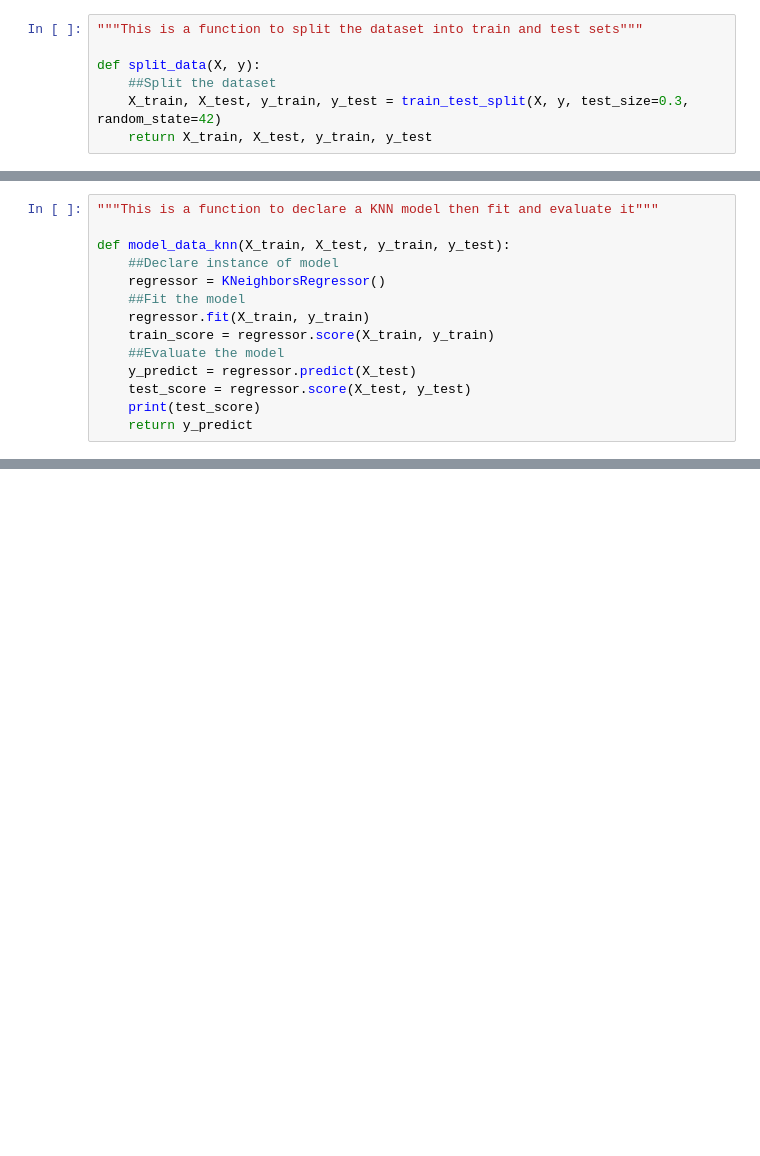
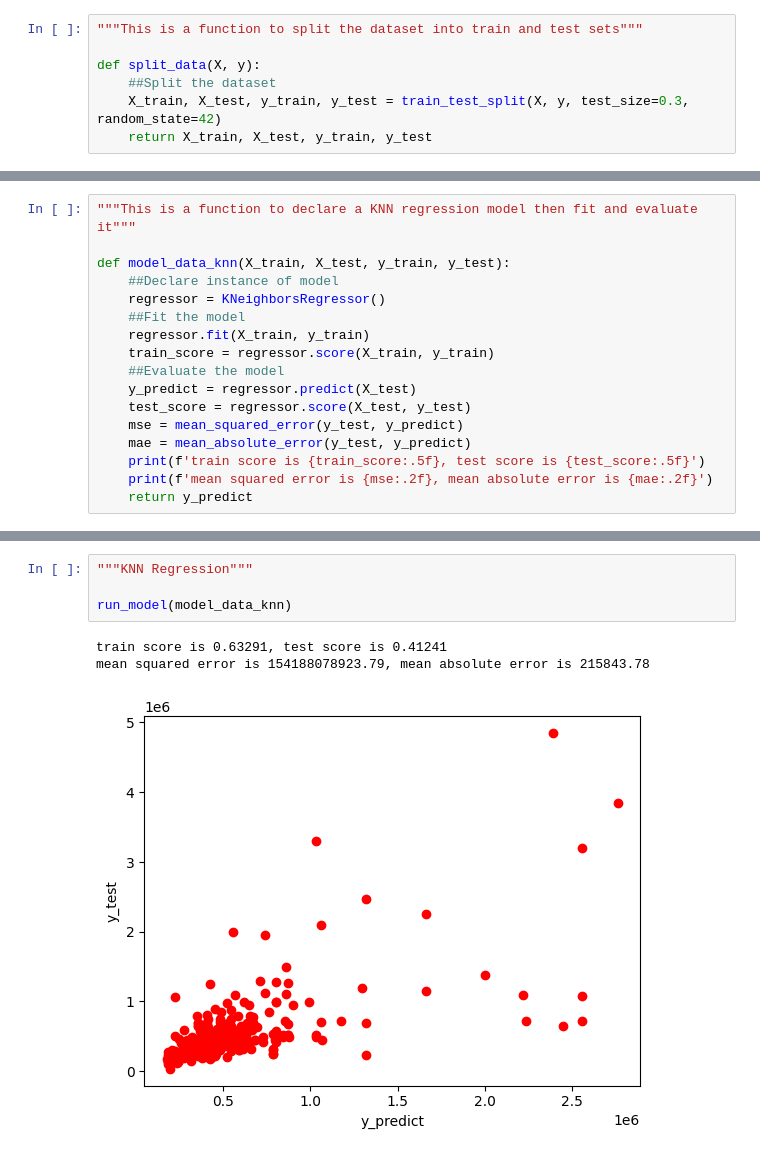
Before and after one commit to m9tadeo/real-estate-price-prediction, a Jupyter notebook: model_training/model_training_2.ipynb, the cells around one changed output, grey strips where cells are left out. Saved outputs shown, nothing was run; the diff lists cells and outputs as text; blank space fills up the shorter version.

```diff
--- a/model_training/model_training_2.ipynb
+++ b/model_training/model_training_2.ipynb
@@ -93,6 +134,6 @@ def model_data_logistic(X_train, X_test, y_train, y_test):
     return y_predict
 # %%
-"""This is a function to declare a KNN model then fit and evaluate it"""
+"""This is a function to declare a KNN regression model then fit and evaluate it"""
 
 def model_data_knn(X_train, X_test, y_train, y_test):
     ##Declare instance of model
@@ -103,5 +144,8 @@ def model_data_knn(X_train, X_test, y_train, y_test):
     ##Evaluate the model
     y_predict = regressor.predict(X_test)
     test_score = regressor.score(X_test, y_test)
-    print(test_score)
+    mse = mean_squared_error(y_test, y_predict)
+    mae = mean_absolute_error(y_test, y_predict)
+    print(f'train score is {train_score:.5f}, test score is {test_score:.5f}')
+    print(f'mean squared error is {mse:.2f}, mean absolute error is {mae:.2f}')
     return y_predict
@@ -157,0 +343,8 @@ knn_plot = model_plot(y_predict, y_test)
+# %%
+"""KNN Regression"""
+
+run_model(model_data_knn)
+# %% [output]
+train score is 0.63291, test score is 0.41241
+mean squared error is 154188078923.79, mean absolute error is 215843.78
+[figure, added]
```
Also changed, not shown: parts of 24 cells of this notebook, 1 other file.
